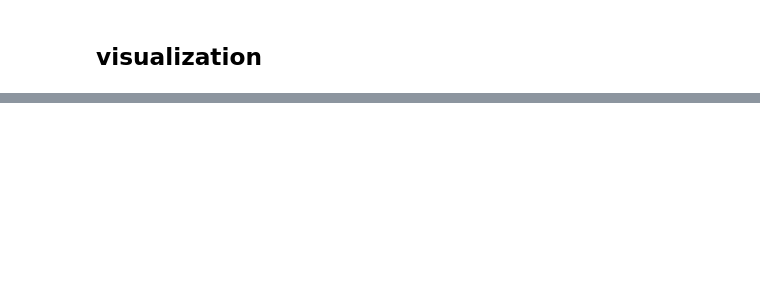
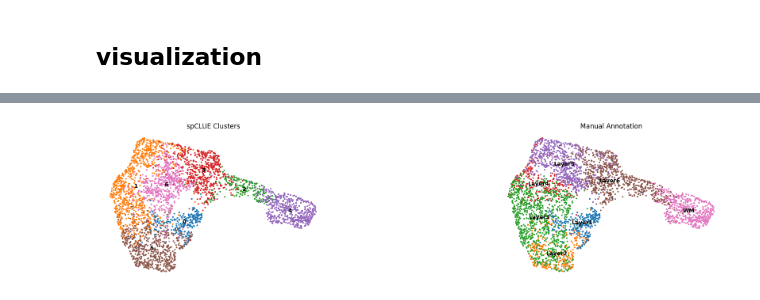
Before and after one commit to 11e11/spCLUE, a Jupyter notebook: tutorial/dlpfc.ipynb, the cells around one changed output, grey strips where cells are left out. Drawn from its saved outputs; the diff is of its cells as text; code cells hidden in the pictures; blank space fills up the shorter version.

```diff
--- a/tutorial/dlpfc.ipynb
+++ b/tutorial/dlpfc.ipynb
@@ -158,0 +187,30 @@ sc.pl.spatial(adata, color=["Region", "spCLUE"], title=["Manual Annotation", f"s
+# %%
+# 1. 计算邻居图（如果尚未计算）
+# 如果已计算过可跳过此步
+sc.pp.neighbors(adata, use_rep="spCLUE", metric="cosine")
+
+# 2. 计算UMAP嵌入
+sc.tl.umap(adata)
+
+# 3. 可视化UMAP，按spCLUE聚类结果着色
+sc.pl.umap(
+    adata,
+    color=["spCLUE", "Region"],  # 同时显示聚类结果和手动注释进行对比
+    title=["spCLUE Clusters", "Manual Annotation"],
+    frameon=False,
+    wspace=0.6,  # 调整子图间距
+    legend_loc="on data",
+    # save="spCLUE_umap.pdf"  # 可选：自动保存图像
+)
+
+# 4. （可选）显示聚类簇编号在图上
+# sc.pl.umap(
+#     adata,
+#     color="spCLUE",
+#     title=f"spCLUE UMAP (ARI={round(ARI, 2)})",
+#     legend_loc="on data",
+#     add_outline=True,
+#     outline_width=0.01
+# )
+# %% [output]
+[figure, added]
```
Also changed, not shown: parts of 12 cells of this notebook, 6 other files.
